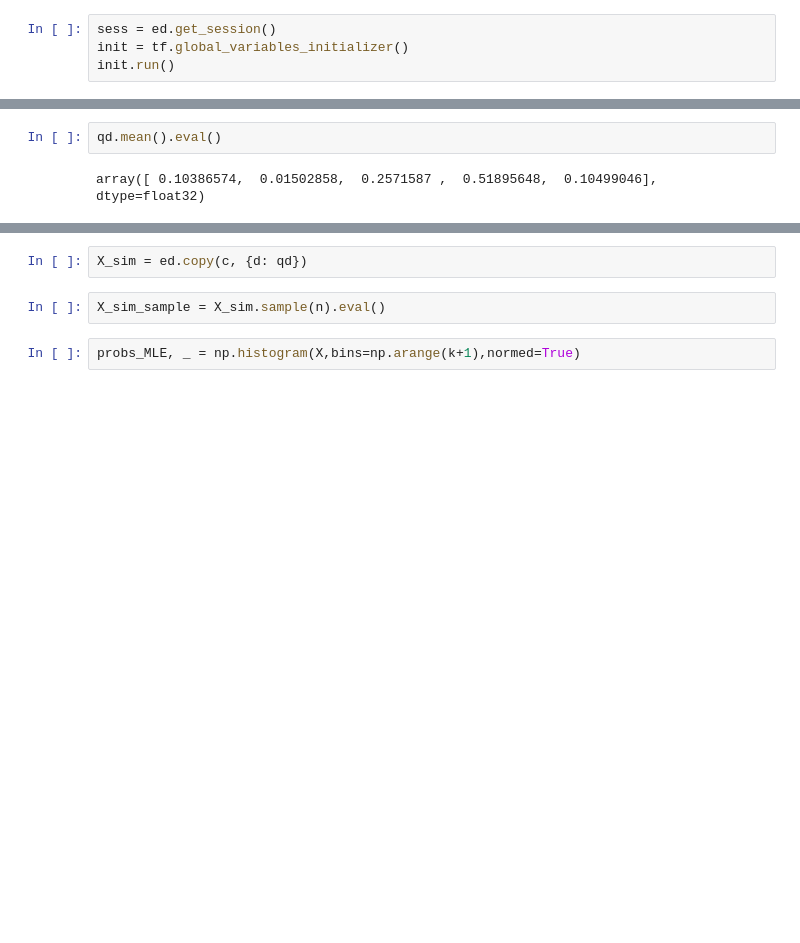
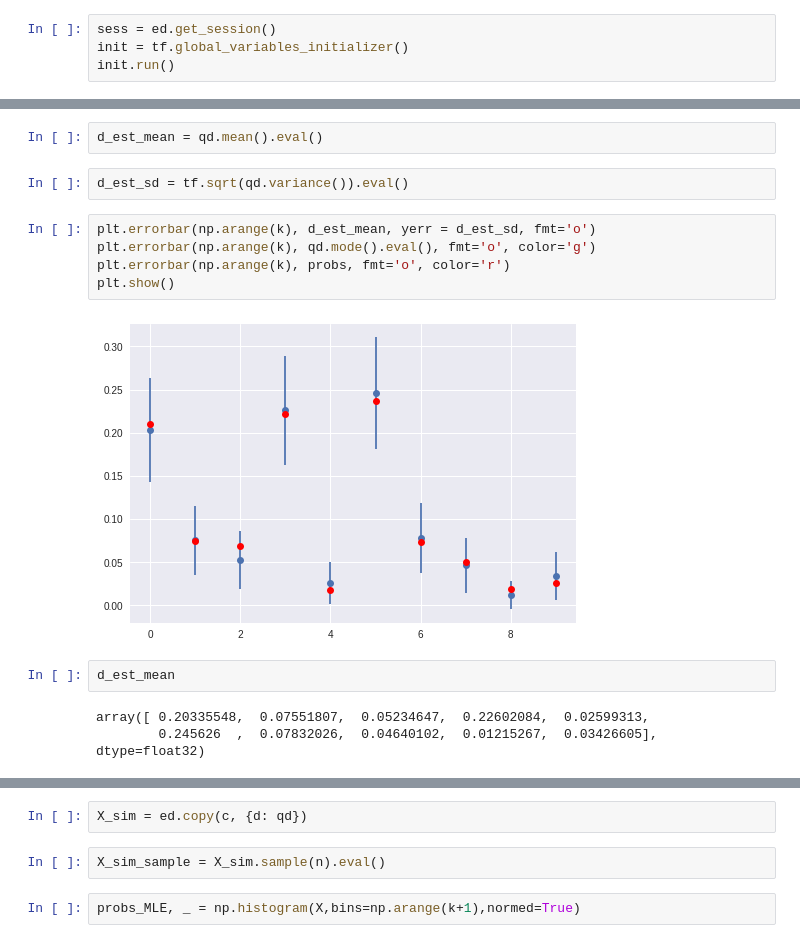
Before and after one commit to deoxyribose/auml, a Jupyter notebook: edward-categorical/Categorical.ipynb, the cells around one changed output, grey strips where cells are left out. Drawn from its saved outputs; the diff is of its cells as text; blank space fills up the shorter version.

```diff
--- a/edward-categorical/Categorical.ipynb
+++ b/edward-categorical/Categorical.ipynb
@@ -75,7 +104,19 @@ plt.show()
 # %%
-qd.mean().eval()
+d_est_mean = qd.mean().eval()
-# %% [output]
-array([ 0.10386574,  0.01502858,  0.2571587 ,  0.51895648,  0.10499046], dtype=float32)
+# %%
+d_est_sd = tf.sqrt(qd.variance()).eval()
+# %%
+plt.errorbar(np.arange(k), d_est_mean, yerr = d_est_sd, fmt='o')
+plt.errorbar(np.arange(k), qd.mode().eval(), fmt='o', color='g')
+plt.errorbar(np.arange(k), probs, fmt='o', color='r')
+plt.show()
+# %% [output]
+[figure, added]
+# %%
+d_est_mean
+# %% [output]
+array([ 0.20335548,  0.07551807,  0.05234647,  0.22602084,  0.02599313,
+        0.245626  ,  0.07832026,  0.04640102,  0.01215267,  0.03426605], dtype=float32)
 # %%
 probs
 # %% [output]
```
Also changed, not shown: parts of 17 cells of this notebook, 2 other files.
